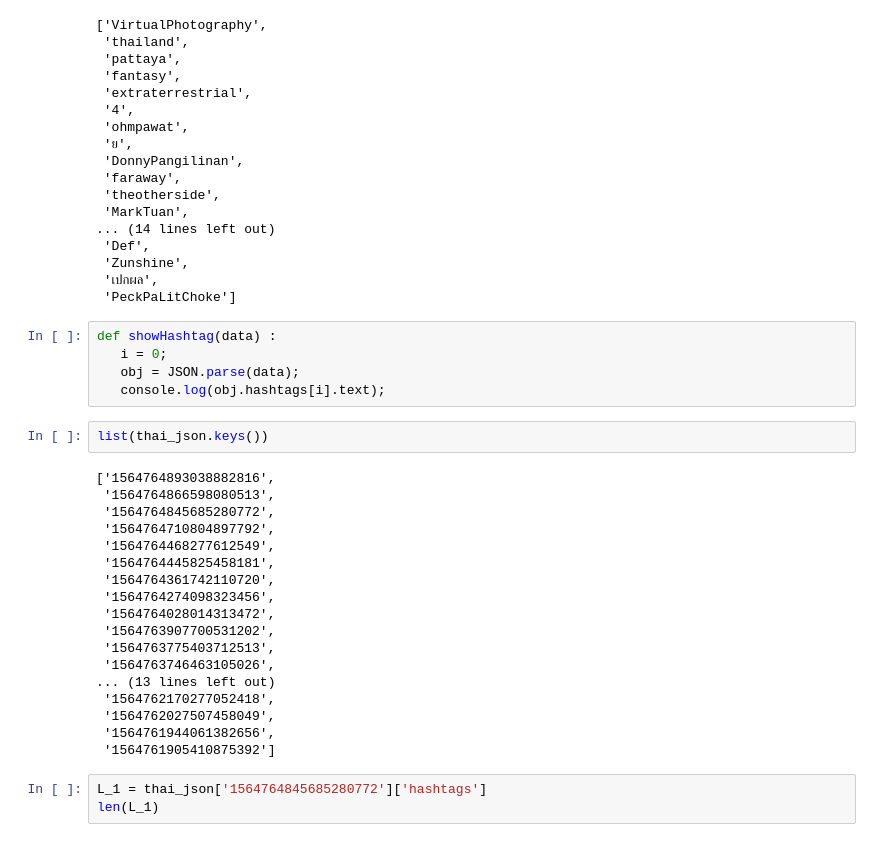
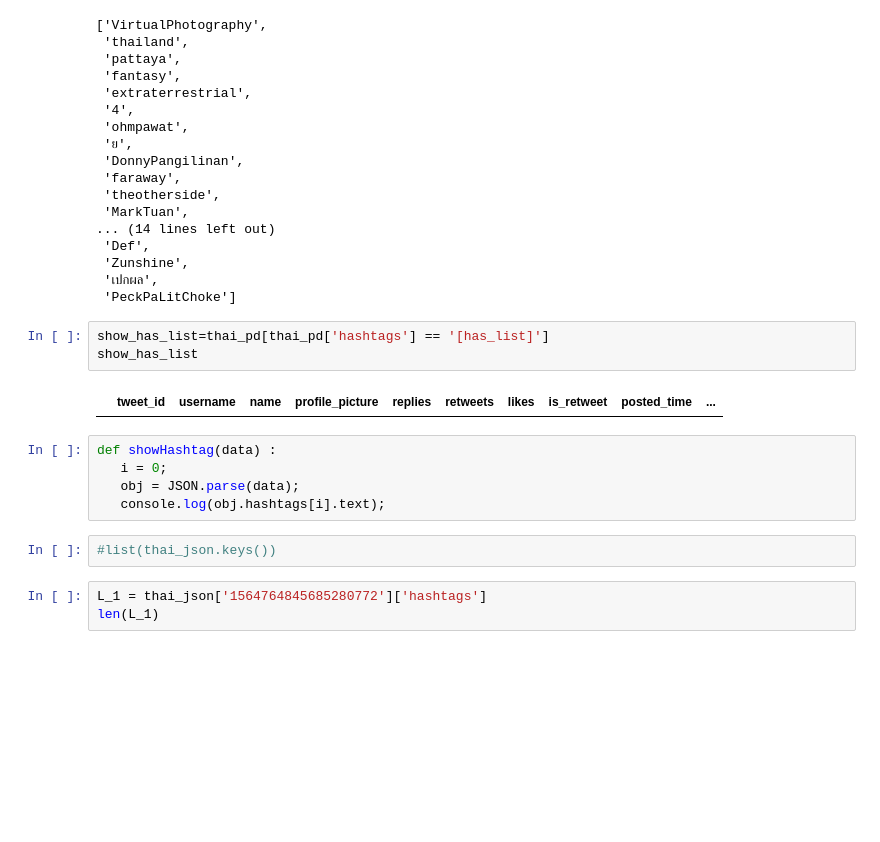
Before and after one commit to MOOwuttichai/project_dataWDkku, a Jupyter notebook: Copy_of_Project1_66.ipynb, the cells around one changed output. Cells and saved outputs as stored; diff of their text form; blank space fills up the shorter version.

```diff
--- a/Copy_of_Project1_66.ipynb
+++ b/Copy_of_Project1_66.ipynb
@@ -168,31 +173,18 @@ flat_list
  'Zunshine',
  'เปกผล',
  'PeckPaLitChoke']
+# %%
+show_has_list=thai_pd[thai_pd['hashtags'] == '[has_list]']
+show_has_list
+# %% [output]
+|  | tweet_id | username | name | profile_picture | replies | retweets | likes | is_retweet | posted_time | ... |
 # %%
 def showHashtag(data) :
    i = 0;
    obj = JSON.parse(data);
    console.log(obj.hashtags[i].text);
 # %%
-list(thai_json.keys())
+#list(thai_json.keys())
-# %% [output]
-['1564764893038882816',
- '1564764866598080513',
- '1564764845685280772',
- '1564764710804897792',
- '1564764468277612549',
- '1564764445825458181',
- '1564764361742110720',
- '1564764274098323456',
- '1564764028014313472',
- '1564763907700531202',
- '1564763775403712513',
- '1564763746463105026',
-... (13 lines left out)
- '1564762170277052418',
- '1564762027507458049',
- '1564761944061382656',
- '1564761905410875392']
 # %%
 L_1 = thai_json['1564764845685280772']['hashtags']
 len(L_1)
```
Also changed, not shown: parts of 2 cells of this notebook.
